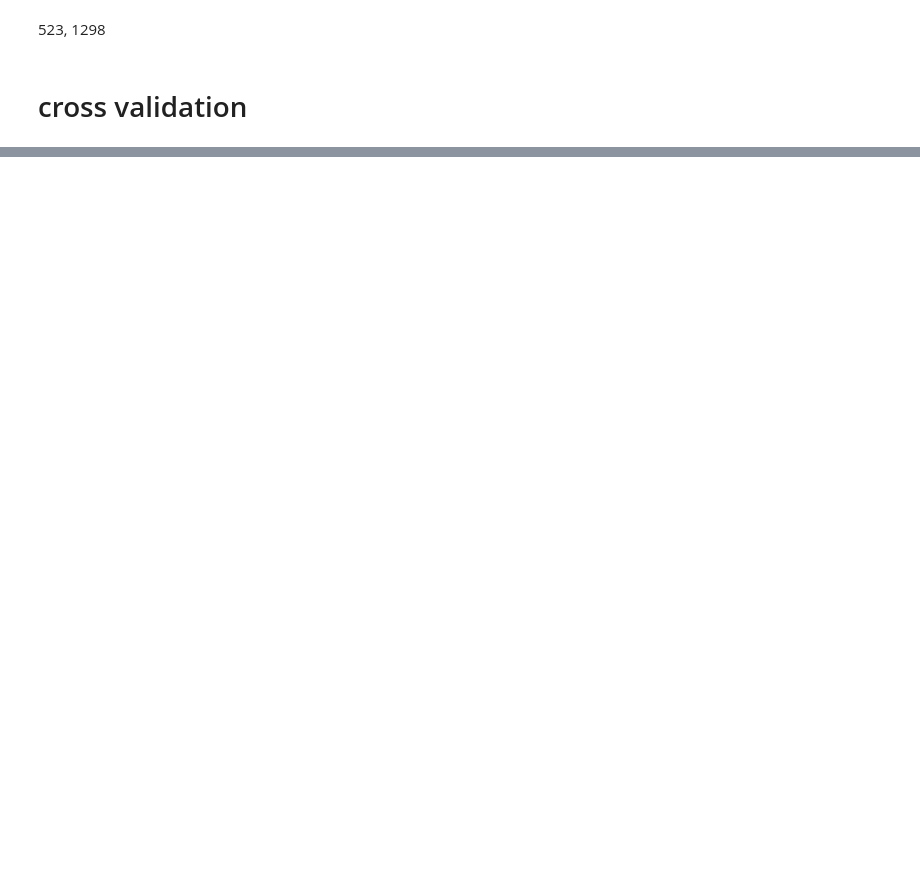
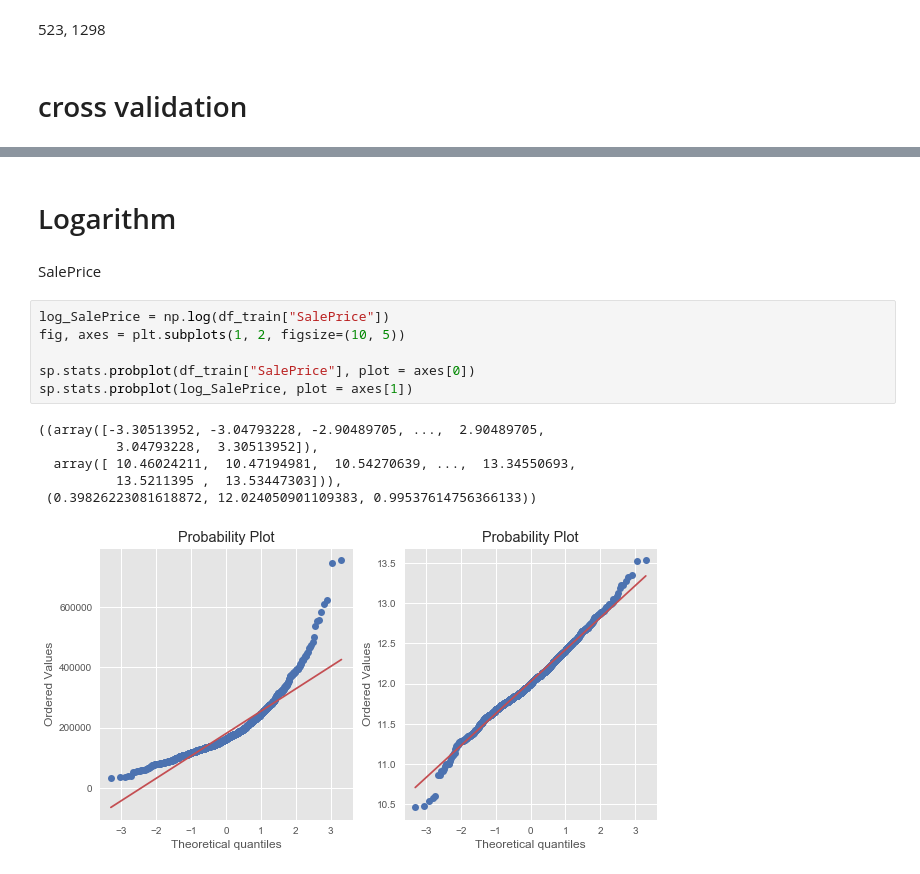
Before and after one commit to wjy5446/house-price-project, a Jupyter notebook: YoonJaeyoung/3-feature-selection.ipynb, the cells around one changed output, grey strips where cells are left out. Saved outputs shown, nothing was run; the diff lists cells and outputs as text; blank space fills up the shorter version.

```diff
--- a/YoonJaeyoung/3-feature-selection.ipynb
+++ b/YoonJaeyoung/3-feature-selection.ipynb
@@ -111,0 +214,17 @@ test0 : 37833.42 test1 : 42833.64 test2 : 37199.61 test3 : 48471.78 test4 : 3541
+# %% [markdown]
+# Logarithm
+# %% [markdown]
+SalePrice
+# %%
+log_SalePrice = np.log(df_train["SalePrice"])
+fig, axes = plt.subplots(1, 2, figsize=(10, 5))
+
+sp.stats.probplot(df_train["SalePrice"], plot = axes[0])
+sp.stats.probplot(log_SalePrice, plot = axes[1])
+# %% [output]
+((array([-3.30513952, -3.04793228, -2.90489705, ...,  2.90489705,
+          3.04793228,  3.30513952]),
+  array([ 10.46024211,  10.47194981,  10.54270639, ...,  13.34550693,
+          13.5211395 ,  13.53447303])),
+ (0.39826223081618872, 12.024050901109383, 0.99537614756366133))
+[figure, added]
```
Also changed, not shown: parts of 25 cells of this notebook.
